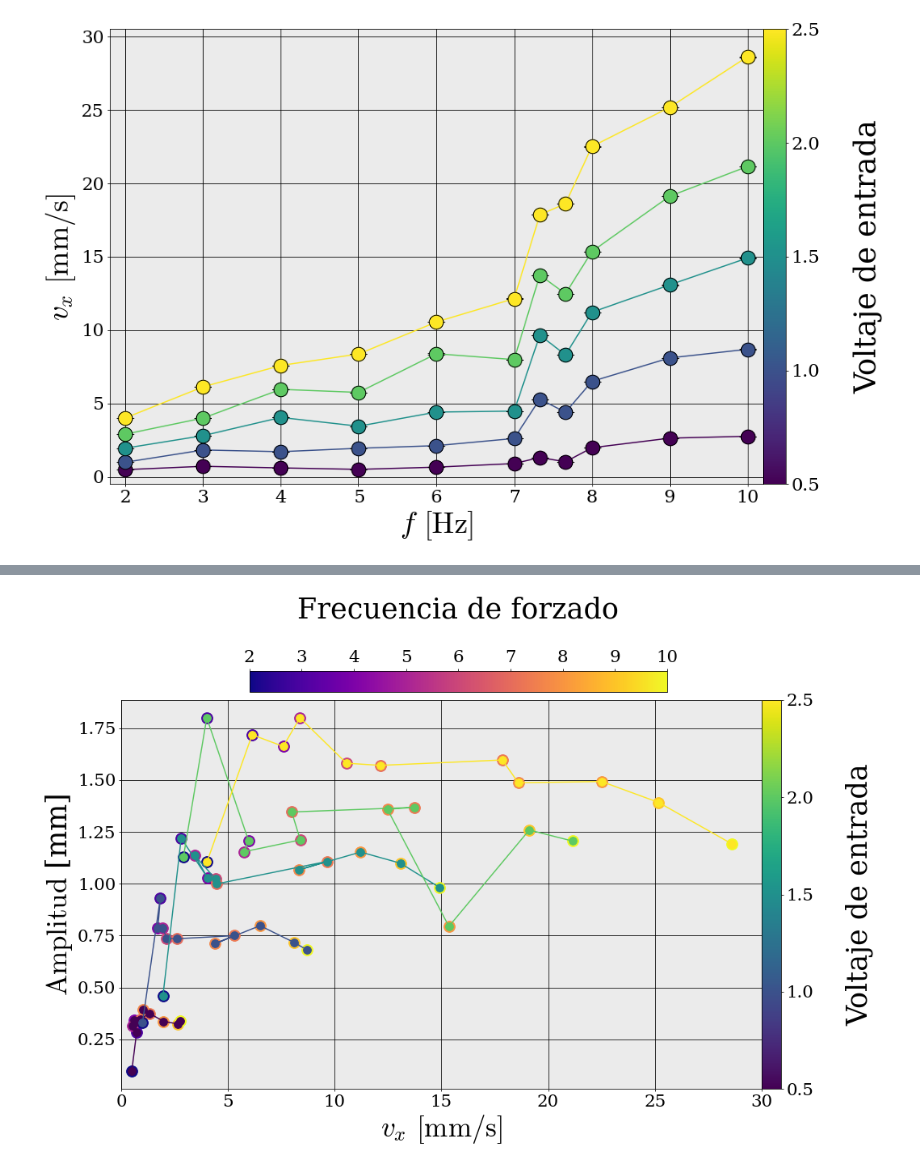
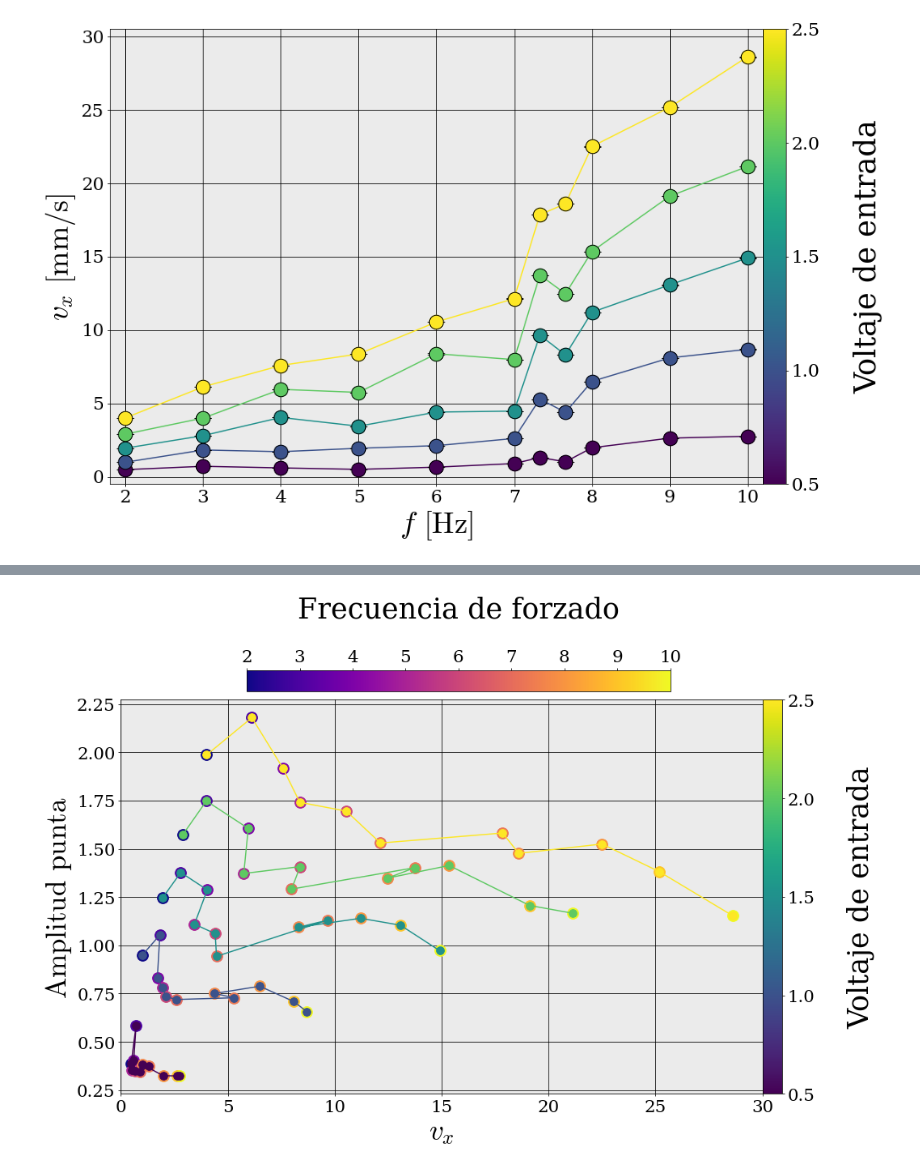
Before and after one commit to gardianc/Nado-ondulatorio, a Jupyter notebook: mas_graficos.ipynb, the cells around one changed output, grey strips where cells are left out. Cells and saved outputs as stored; diff of their text form; code cells hidden in the pictures.

```diff
--- a/mas_graficos.ipynb
+++ b/mas_graficos.ipynb
@@ -298,37 +465,41 @@ Text(0, 0.5, 'Voltaje de entrada')
 # %%
 fig,ax = plt.subplots()
 
-for i,vval in enumerate(df_amplitude.index):
+for i,vval in enumerate(VOLT_ARRAY_VALUES):
     volt_color = cmap_v(norm_v(vval))
+    tail = np.array([amp[0] for amp in df_tail_amplitude.iloc[i]])
+    err_tail = np.array([amp[1] for amp in df_tail_amplitude.iloc[i]])
+    head = np.array([amp[0] for amp in df_head_amplitude.iloc[i]])
+    err_head = np.array([amp[1] for amp in df_head_amplitude.iloc[i]])
+    # freq_head = np.array([fhead for fhead in df_freq.iloc[i]]) #No funciona
     slopes = np.array([vx[0] for vx in df_slope.iloc[i]])
     slope_errors = np.array([vx[1] for vx in df_slope.iloc[i]])
-    amplitudes = np.array([amp[0] for amp in df_amplitude.iloc[i]])
-    amplitude_errors = np.array([amp[1] for amp in df_amplitude.iloc[i]])
-    ax.plot(np.abs(slopes), amplitudes,'o-', ms=10, color = volt_color)
+
+    ax.plot(np.abs(slopes), tail,'o-', ms=10, color = volt_color)
     for i,fval in enumerate(FREQ_ARRAY_VALUES):
         freq_color = cmap_f(norm_f(fval))
-        ax.scatter(np.abs(slopes[i]),amplitudes[i], s=200, color = freq_color)
+        ax.scatter(np.abs(slopes[i]),(tail)[i], s=200, color = freq_color)
     # ax.errorbar(np.abs(slopes), amplitudes, markerfacecolor = volt_color, fmt='o',
     #         yerr = amplitude_errors, xerr = slope_errors, color = 'k', ecolor = 'k',
     #         ms=10, elinewidth=2, lw=1, capsize=10)
 
-ax.set_xlabel(f'$v_x$ $[\\text{{mm/s}}]$')
-ax.set_ylabel('$\\text{Amplitud}$ [mm]')
+ax.set_xlabel('$v_x$')
+ax.set_ylabel('$\\text{Amplitud punta}$')
 ax.set_xlim([0,30])
-# ax.set_ylim([0,1.85])
+# ax.set_ylim([0.25,2.25])
 
 cbar_term_f = fig.colorbar(colorscale_f, ax=ax, location='top', orientation='horizontal', pad=0.02, fraction=0.05)
 cbar_term_f.ax.set_xlim(2,10)
 cbar_term_f.ax.ticklabel_format(axis='x',style='sci',scilimits=(0,2))
 cbar_term_f.ax.set_xticks(np.arange(2,11))
 cbar_term_f.ax.set_xlabel('Frecuencia de forzado',labelpad=40)
 
 
 cbar_term_v = fig.colorbar(colorscale_v, ax=ax, location='right', orientation='vertical', pad=0, fraction=0.05)
 cbar_term_v.ax.set_ylim(0.5,2.5)
 cbar_term_v.ax.ticklabel_format(axis='x',style='sci',scilimits=(0,2))
 cbar_term_v.ax.set_yticks(VOLT_ARRAY_VALUES)
 cbar_term_v.ax.set_ylabel('Voltaje de entrada',labelpad=40)
 fig.tight_layout()
 # %% [output]
-[figure, old version]
+[figure, new version]
```
Also changed, not shown: parts of 8 cells of this notebook, 18 other files.
